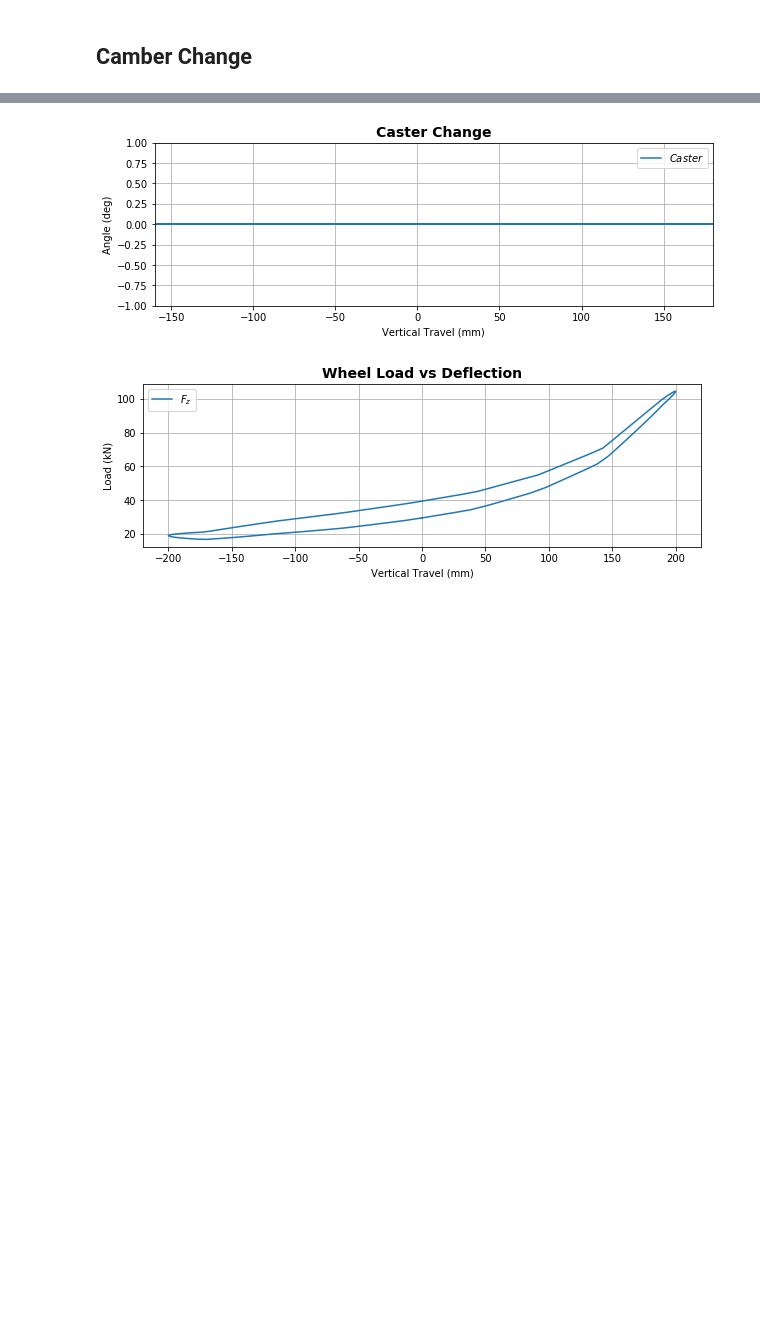
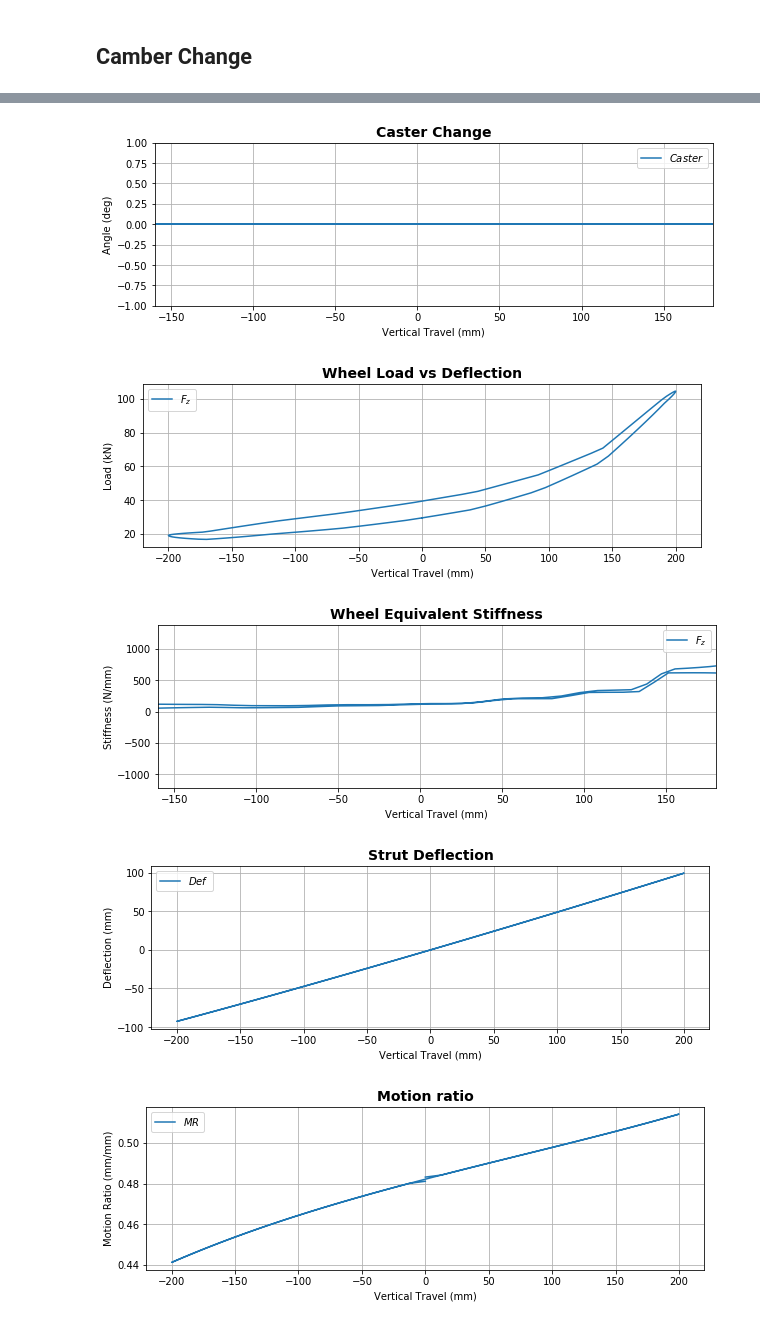
Before and after one commit to khaledghobashy/asurt_cdt, a Jupyter notebook: st100_front_sus_data.ipynb, the cells around one changed output, grey strips where cells are left out. Drawn from its saved outputs; the diff is of its cells as text; code cells hidden in the pictures; blank space fills up the shorter version.

```diff
--- a/st100_front_sus_data.ipynb
+++ b/st100_front_sus_data.ipynb
@@ -178,6 +195,8 @@ Calculating System Reactions:
 Progress: [=========================] 100% of 101 steps.
 # %% [markdown]
 # POST PROCCESSING
+# %%
+joints_history = points_location_history(js,pos_df)
 # %% [markdown]
 ## Camber Change
 # %%
@@ -236,6 +255,11 @@ for i in caster_vector:
     caster_angle.append(angle)
 
 change_in_x = [ucao_th[i][0]-lcao_th[i][0] for i in range(len(ucao_th))]
+
+strut_deflection = [np.linalg.norm(joints_history.loc[i]['strut_ch_uni']-joints_history.loc[i]['strut_lca_uni'])-(strut_ch-strut_lca).mag for i in joints_history.index]
+motion_ratio     = np.gradient(strut_deflection[1:])/np.gradient(vertical_travel.pos_array)
+
+equivalent_stiffness = np.gradient(system_reactions[5]['wc_rev_Fz'][1:])*1e-6/np.gradient(vertical_travel.pos_array)
 # %%
 figsize=(10,3)
 plt.figure('Half-track Change',figsize=figsize)
@@ -279,30 +303,64 @@ plt.grid()
 plt.show()
 
 
 plt.figure('caster angle',figsize=figsize)
 plt.title(r'Caster Change', fontsize=14, fontweight='bold')
 plt.plot(vertical_motion,change_in_x[1:],label=r'$Caster$')
 plt.legend()
 plt.xlabel('Vertical Travel (mm)')
 plt.ylabel('Angle (deg)')
 plt.ylim([-1,1])
 plt.xlim([-160,180])
 plt.grid()
 plt.show()
 
 plt.figure('Wheel Load vs Deflection',figsize=figsize)
 plt.title(r'Wheel Load vs Deflection', fontsize=14, fontweight='bold')
 plt.plot(vertical_motion,system_reactions[5]['wc_rev_Fz'][1:]*1e-9,label=r'$F_z$')
 plt.legend()
 plt.xlabel('Vertical Travel (mm)')
 plt.ylabel('Load (kN)')
 #plt.xlim([-160,180])
 plt.grid()
 plt.show()
+
+plt.figure('Wheel Equivalent Stiffness',figsize=figsize)
+plt.title(r'Wheel Equivalent Stiffness', fontsize=14, fontweight='bold')
+plt.plot(vertical_motion,-equivalent_stiffness,label=r'$F_z$')
+plt.legend()
+plt.xlabel('Vertical Travel (mm)')
+plt.ylabel('Stiffness (N/mm)')
+plt.xlim([-160,180])
+plt.grid()
+plt.show()
+
+
+plt.figure('Strut Deflection',figsize=figsize)
+plt.title(r'Strut Deflection', fontsize=14, fontweight='bold')
+plt.plot(vertical_motion,strut_deflection[1:],label=r'$Def$')
+plt.legend()
+plt.xlabel('Vertical Travel (mm)')
+plt.ylabel('Deflection (mm)')
+#plt.xlim([-160,180])
+plt.grid()
+plt.show()
+
+plt.figure('Motion ratio',figsize=figsize)
+plt.title(r'Motion ratio', fontsize=14, fontweight='bold')
+plt.plot(vertical_motion,-motion_ratio,label=r'$MR$')
+plt.legend()
+plt.xlabel('Vertical Travel (mm)')
+plt.ylabel('Motion Ratio (mm/mm)')
+#plt.xlim([-160,180])
+plt.grid()
+plt.show()
 # %% [output]
 [figure]
 [figure]
 [figure]
 [figure]
 [figure]
 [figure]
+[figure, added]
+[figure, added]
+[figure, added]
```
Also changed, not shown: parts of 5 cells of this notebook, 4 other files.
